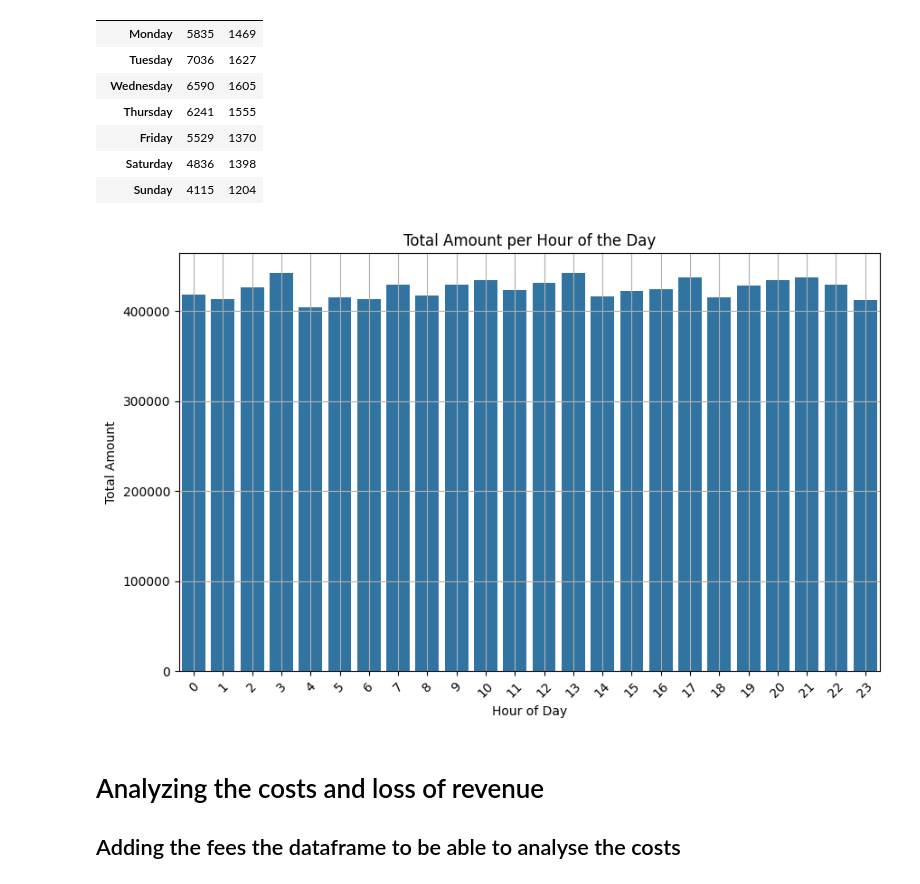
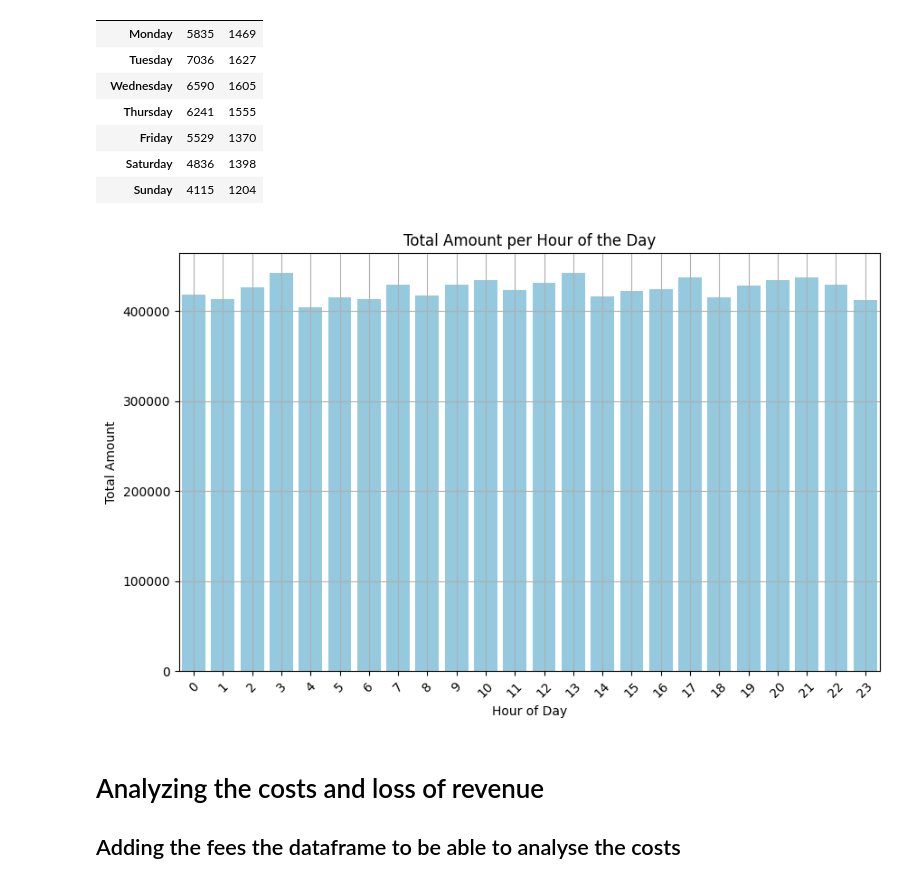
Before and after one commit to jeaend/payment_routing_optimizer, a Jupyter notebook: notebooks/02_purchase_and_cost_analysis.ipynb, the cells around one changed output. Drawn from its saved outputs; the diff is of its cells as text; code cells hidden in the pictures.

Commit message:
add graphs

```diff
--- a/notebooks/02_purchase_and_cost_analysis.ipynb
+++ b/notebooks/02_purchase_and_cost_analysis.ipynb
@@ -252,24 +252,24 @@ daily_grouped_count
 # %%
 # Why are the sales similar at every hour of the day? That seams wrong since all countries are in the DACH region, same timezone
 # I"m gonna asssume this is because the dataset is constructed
 # Group by hour_of_day and calculate the total amount per hour
 hourly_total_amount = df.groupby('hour_of_day')['amount'].sum().reset_index()
 
 # Calculate the average of these total amounts
 average_total_amount_per_hour = hourly_total_amount['amount'].mean()
 
 # Plot the total amount per hour
 plt.figure(figsize=(10, 6))
-sns.barplot(x='hour_of_day', y='amount', data=hourly_total_amount)
+sns.barplot(x='hour_of_day', y='amount', data=hourly_total_amount, color='skyblue')
 
 plt.title('Total Amount per Hour of the Day')
 plt.xlabel('Hour of Day')
 plt.ylabel('Total Amount')
 plt.xticks(rotation=45)
 plt.grid(True)
 plt.show()
 # %% [output]
-[figure, old version]
+[figure, new version]
 # %% [markdown]
 # Analyzing the costs and loss of revenue
 ## Adding the fees the dataframe to be able to analyse the costs
```
Also changed, not shown: 11 other files.
